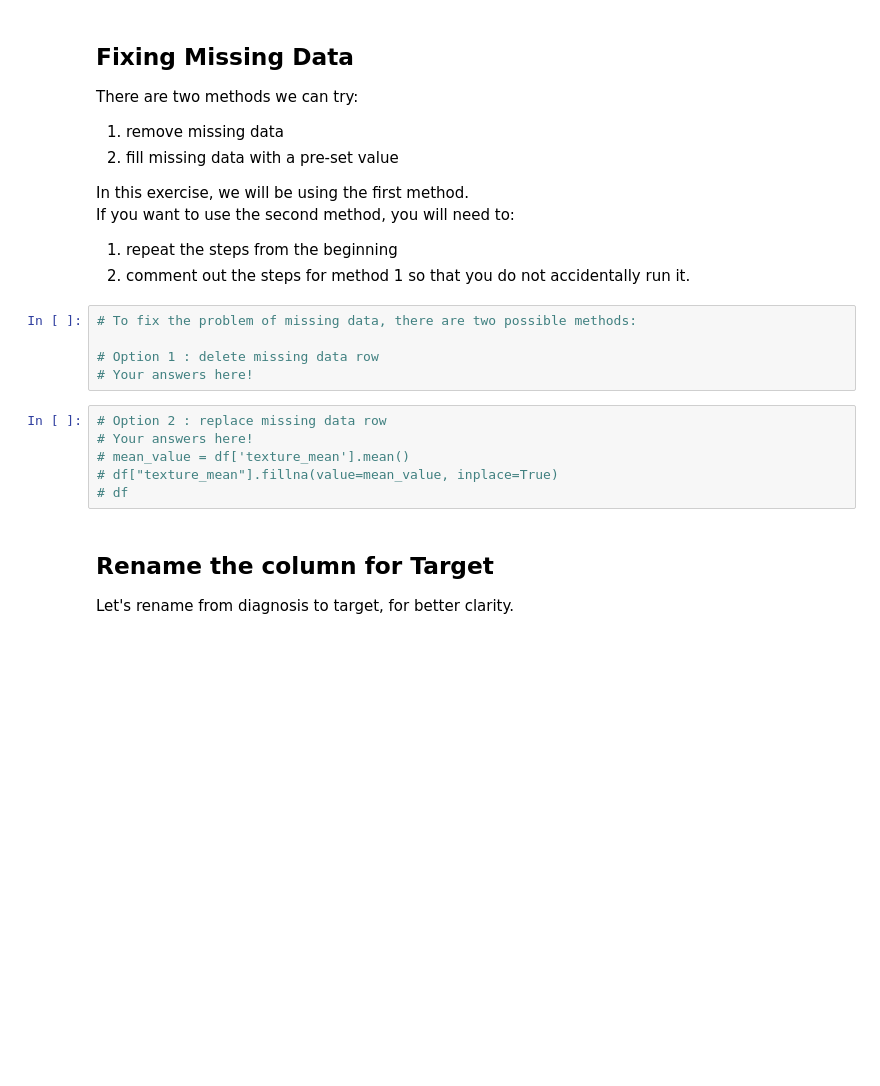
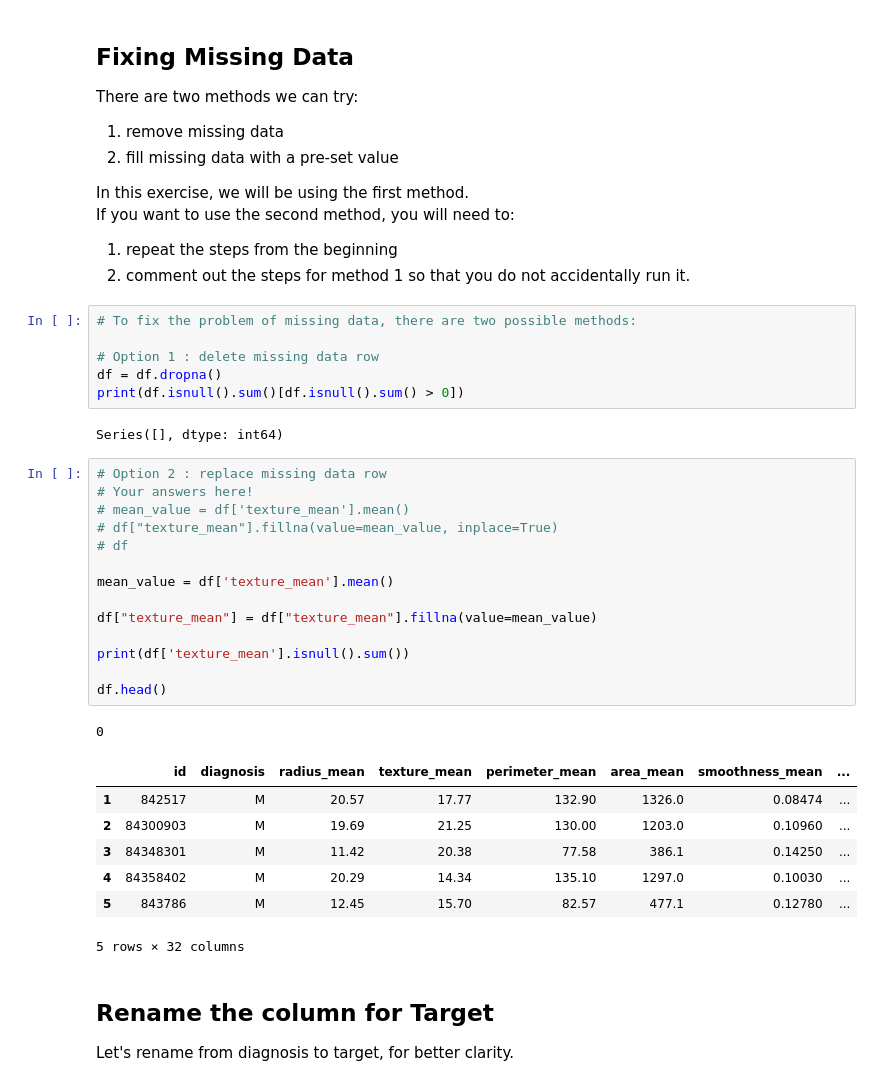
Before and after one commit to ryannemilligan/Breast-Cancer-Detection---Ryanne-Milligan., a Jupyter notebook: Breast_Cancer_Detection_Ryanne_Milligan.ipynb, the cells around one changed output. Saved outputs shown, nothing was run; the diff lists cells and outputs as text; blank space fills up the shorter version.

```diff
--- a/Breast_Cancer_Detection_Ryanne_Milligan.ipynb
+++ b/Breast_Cancer_Detection_Ryanne_Milligan.ipynb
@@ -179,13 +207,33 @@ If you want to use the second method, you will need to:
 # To fix the problem of missing data, there are two possible methods:
 
 # Option 1 : delete missing data row
-# Your answers here!
+df = df.dropna()
+print(df.isnull().sum()[df.isnull().sum() > 0])
+# %% [output]
+Series([], dtype: int64)
 # %%
 # Option 2 : replace missing data row
 # Your answers here!
 # mean_value = df['texture_mean'].mean()
 # df["texture_mean"].fillna(value=mean_value, inplace=True)
 # df
+
+mean_value = df['texture_mean'].mean()
+
+df["texture_mean"] = df["texture_mean"].fillna(value=mean_value)
+
+print(df['texture_mean'].isnull().sum())
+
+df.head()
+# %% [output]
+0
+|  | id | diagnosis | radius_mean | texture_mean | perimeter_mean | area_mean | smoothness_mean | ... |
+| 1 | 842517 | M | 20.57 | 17.77 | 132.90 | 1326.0 | 0.08474 | ... |
+| 2 | 84300903 | M | 19.69 | 21.25 | 130.00 | 1203.0 | 0.10960 | ... |
+| 3 | 84348301 | M | 11.42 | 20.38 | 77.58 | 386.1 | 0.14250 | ... |
+| 4 | 84358402 | M | 20.29 | 14.34 | 135.10 | 1297.0 | 0.10030 | ... |
+| 5 | 843786 | M | 12.45 | 15.70 | 82.57 | 477.1 | 0.12780 | ... |
+5 rows × 32 columns
 # %% [markdown]
 ## Rename the column for Target
 Let's rename from diagnosis to target, for better clarity.
```
Also changed, not shown: parts of 3 cells of this notebook.
